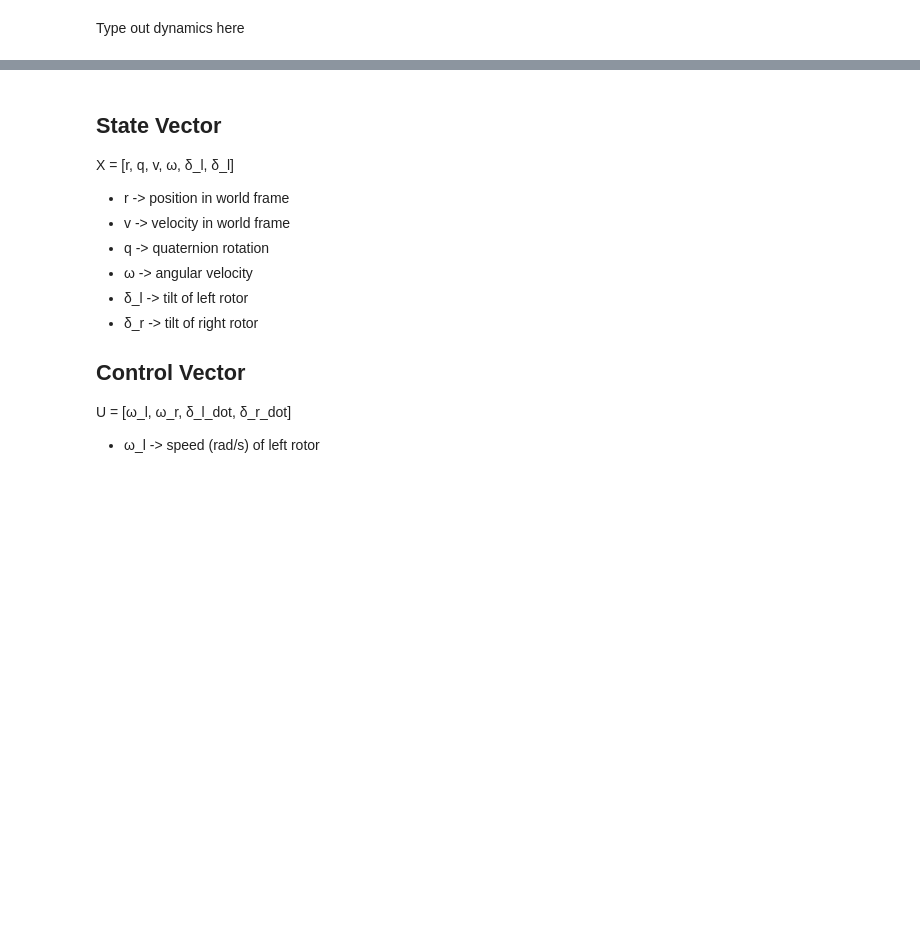
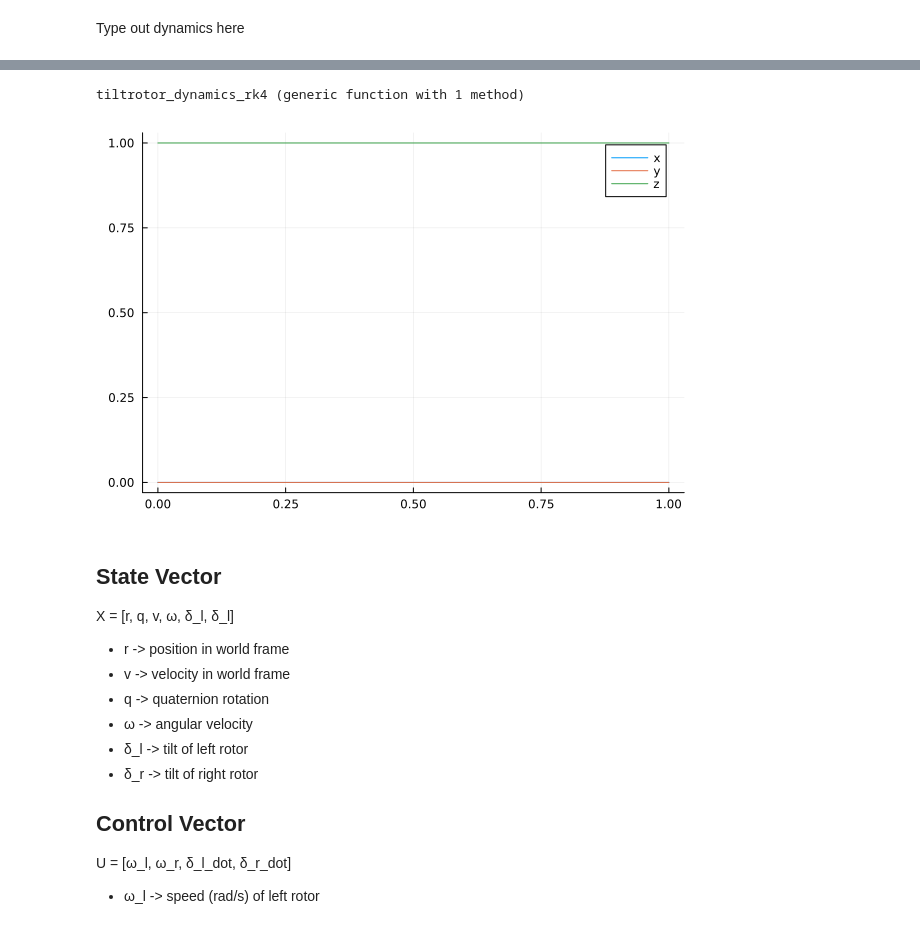
Before and after one commit to dhruvtya/tiltrotor_control, a Jupyter notebook: tiltrotor_control.ipynb, the cells around one changed output, grey strips where cells are left out. Cells and saved outputs as stored; diff of their text form; code cells hidden in the pictures; blank space fills up the shorter version.

Commit message:
dynamics complete

```diff
--- a/tiltrotor_control.ipynb
+++ b/tiltrotor_control.ipynb
@@ -143,3 +176,63 @@ end
+# %%
+function tiltrotor_dynamics_rk4(model,x,u)
+    #RK4 integration with zero-order hold on u
+    h = model.dt
+    f1 = tiltrotor_dynamics(model, x, u)
+    f2 = tiltrotor_dynamics(model, x + 0.5*h*f1, u)
+    f3 = tiltrotor_dynamics(model, x + 0.5*h*f2, u)
+    f4 = tiltrotor_dynamics(model, x + h*f3, u)
+    xn = x + (h/6.0)*(f1 + 2*f2 + 2*f3 + f4)
+    xn[4:7] .= xn[4:7]/norm(xn[4:7]) #re-normalize quaternion
+    return xn
+end
+# %% [output]
+tiltrotor_dynamics_rk4 (generic function with 1 method)
+# %%
+model = (m=1.8,
+        J=Diagonal([0.1365, 0.04401, 0.1802]),
+        g=9.81,
+        k_F=5.15e-5,
+        k_τ=1e-6,
+        k_δ=0.5,
+        ρ=1.225,
+        S_wing=0.325,
+        b = 1,
+        dt = 0.05)
+
+Nx = 15     # number of states (quaternion)
+Nx̃ = 14     # number of states (linearized)
+Nu = 4     # number of controls
+Tfinal = 1.0 # final time
+Nt = Int(Tfinal/model.dt)+1    # number of time steps
+thist = Array(range(0,model.dt*(Nt-1), step=model.dt));
+# %%
+#Initial Conditions
+uhover = ((model.m*model.g/2)/model.k_F)*ones(4)
+uhover[3] = 0
+uhover[4] = 0
+r0 = [0.0; 0.0; 1.0]
+q0 = [1.0; 0; 0; 0]
+v0 = zeros(3)
+ω0 = zeros(3)
+δ_l_dot0 = 0
+δ_r_dot0 = 0
+x0 = [r0; q0; v0; ω0; δ_l_dot0; δ_r_dot0];
+# %%
+#Simulation
+xhist = zeros(Nx,Nt)
+xhist[:,1] = [r0; q0; v0; ω0; δ_l_dot0; δ_r_dot0];
+for k = 1:(Nt-1)
+    xhist[:,k+1] = tiltrotor_dynamics_rk4(model,xhist[:,k],uhover)
+end
+# %%
+# Plot the results
+plot(thist, xhist[1:3,:]', label=["x" "y" "z"])
+# plot(thist, xhist[4:7,:]', label=["q0" "q1" "q2" "q3"])
+# plot(thist, xhist[8:10,:]', label=["vx" "vy" "vz"])
+# plot(thist, xhist[11:13,:]', label=["wx" "wy" "wz"])
+# plot(thist, xhist[14:15,:]', label=["δ_l" "δ_r"])
+# %% [output]
+[figure, added]
 # %% [markdown]
 ## State Vector
 
```
Also changed, not shown: parts of 4 cells of this notebook, 2 other files.
